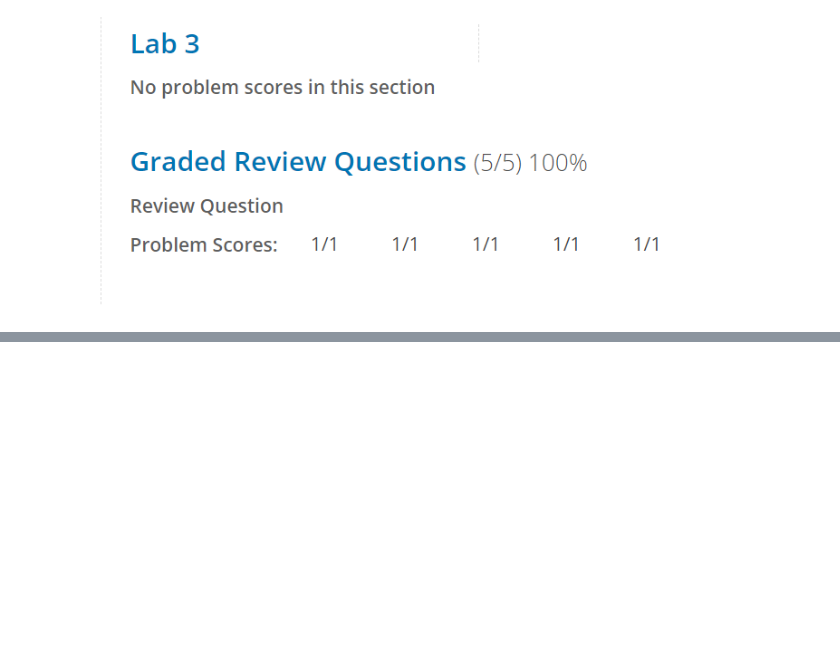
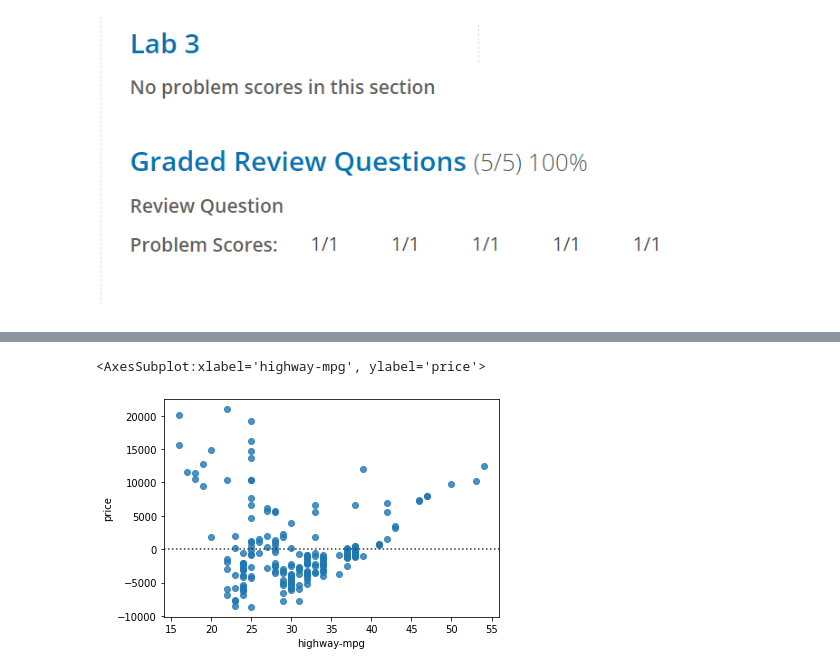
Before and after one commit to PosgradoMNA/actividades-de-aprendizaje-lauramh018, a Jupyter notebook: Data_Analysis_with_python.ipynb, the cells around one changed output, grey strips where cells are left out. Cells and saved outputs as stored; diff of their text form; code cells hidden in the pictures; blank space fills up the shorter version.

```diff
--- a/Data_Analysis_with_python.ipynb
+++ b/Data_Analysis_with_python.ipynb
@@ -537,0 +559,10 @@ Image(filename='module_3.png')
+# %%
+# Paso 2 - Crear el objeto
+lm = LinearRegression()
+# %%
+# Paso 3 - Definir x y y
+X = data[['highway-mpg']]
+Y = data['price']
+# %%
+# Paso 4 - Hacer el fit
+lm.fit(X,Y)
@@ -537,0 +618,7 @@ Image(filename='module_3.png')
+# %%
+# Residual plot - Actual value - predicted value
+
+sns.residplot(X, Y)
+# %% [output]
+<AxesSubplot:xlabel='highway-mpg', ylabel='price'>
+[figure, added]
```
Also changed, not shown: parts of 42 cells of this notebook.
